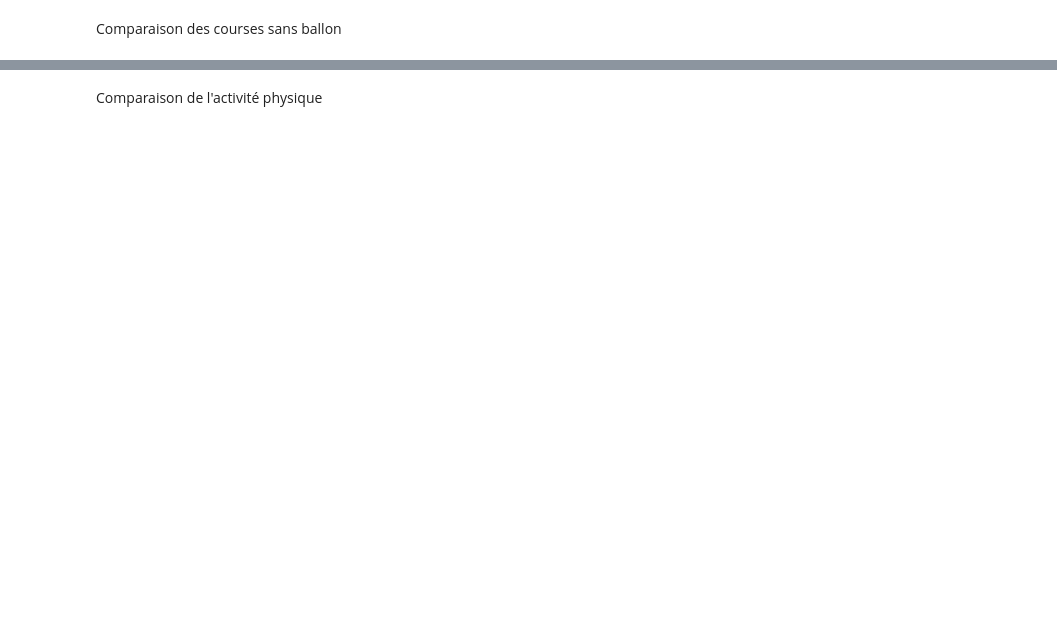
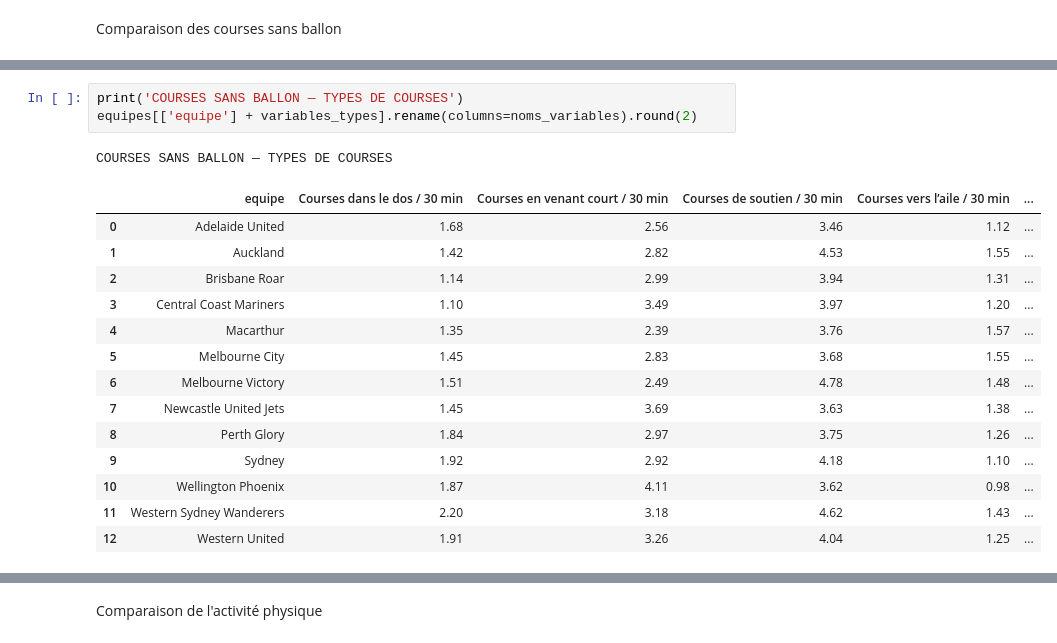
Before and after one commit to lfaivre1/PythonDS_foot, a Jupyter notebook: Notebooks/01_exploration_donnees.ipynb, the cells around one changed output, grey strips where cells are left out. Cells and saved outputs as stored; diff of their text form; blank space fills up the shorter version.

```diff
--- a/Notebooks/01_exploration_donnees.ipynb
+++ b/Notebooks/01_exploration_donnees.ipynb
@@ -227,0 +316,19 @@ TOUTES LES EQUIPES : COURSES SANS BALLON
+# %%
+print('COURSES SANS BALLON — TYPES DE COURSES')
+equipes[['equipe'] + variables_types].rename(columns=noms_variables).round(2)
+# %% [output]
+COURSES SANS BALLON — TYPES DE COURSES
+|  | equipe | Courses dans le dos / 30 min | Courses en venant court / 30 min | Courses de soutien / 30 min | Courses vers l’aile / 30 min | ... |
+| 0 | Adelaide United | 1.68 | 2.56 | 3.46 | 1.12 | ... |
+| 1 | Auckland | 1.42 | 2.82 | 4.53 | 1.55 | ... |
+| 2 | Brisbane Roar | 1.14 | 2.99 | 3.94 | 1.31 | ... |
+| 3 | Central Coast Mariners | 1.10 | 3.49 | 3.97 | 1.20 | ... |
+| 4 | Macarthur | 1.35 | 2.39 | 3.76 | 1.57 | ... |
+| 5 | Melbourne City | 1.45 | 2.83 | 3.68 | 1.55 | ... |
+| 6 | Melbourne Victory | 1.51 | 2.49 | 4.78 | 1.48 | ... |
+| 7 | Newcastle United Jets | 1.45 | 3.69 | 3.63 | 1.38 | ... |
+| 8 | Perth Glory | 1.84 | 2.97 | 3.75 | 1.26 | ... |
+| 9 | Sydney | 1.92 | 2.92 | 4.18 | 1.10 | ... |
+| 10 | Wellington Phoenix | 1.87 | 4.11 | 3.62 | 0.98 | ... |
+| 11 | Western Sydney Wanderers | 2.20 | 3.18 | 4.62 | 1.43 | ... |
+| 12 | Western United | 1.91 | 3.26 | 4.04 | 1.25 | ... |
```
Also changed, not shown: parts of 36 cells of this notebook.
